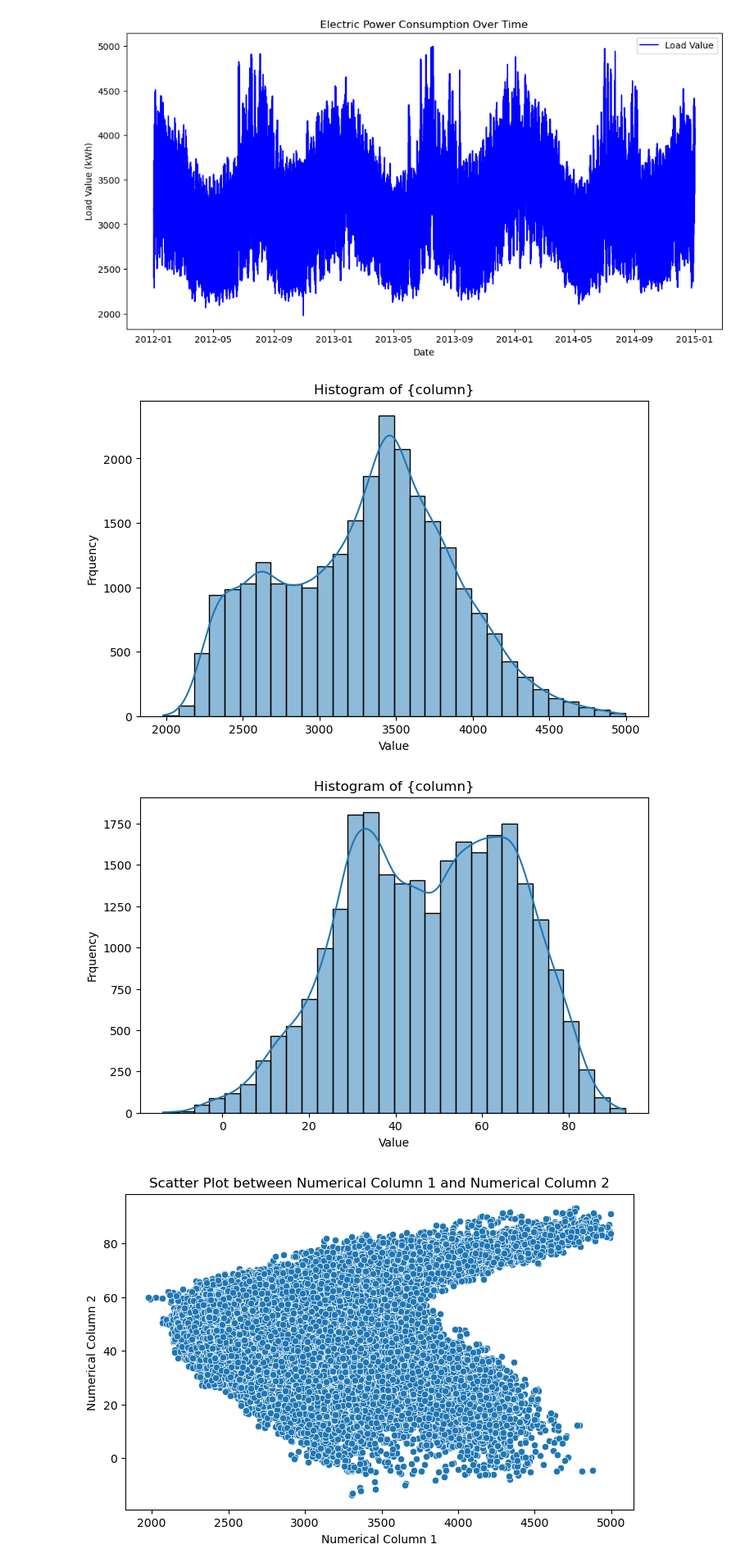
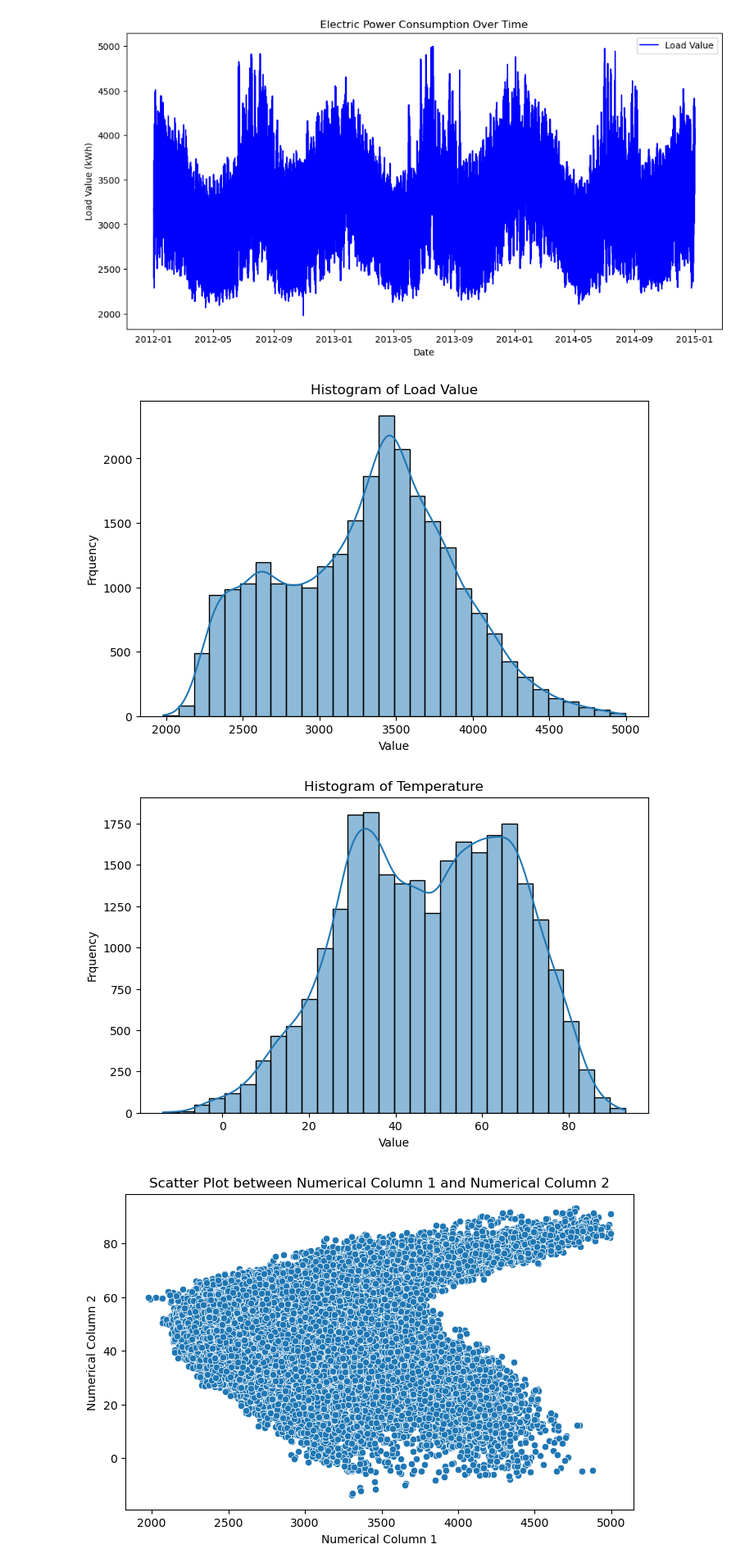
Before and after one commit to valerio1221/Minnd, a Jupyter notebook: t2.ipynb, the cells around one changed output. Shown at 82% size. Drawn from its saved outputs; the diff is of its cells as text; code cells hidden in the pictures.

```diff
--- a/t2.ipynb
+++ b/t2.ipynb
@@ -263,15 +263,15 @@ plt.show()
 # %%
 # Univariate Visualization
 for column in df.columns:
     plt.figure(figsize=(8,5))
     sns.histplot(df[column], bins=30, kde=True)
-    plt.title('Histogram of {column}')
+    plt.title('Histogram of ' + column)
     plt.xlabel('Value')
     plt.ylabel('Frquency')
     plt.show()
 # %% [output]
-[figure, old version]
+[figure, new version]
-[figure, old version]
+[figure, new version]
 # %%
 # Scatter plot for two numerical columns
 plt.figure(figsize=(8, 5))
```
Also changed, not shown: parts of 1 cell of this notebook.
